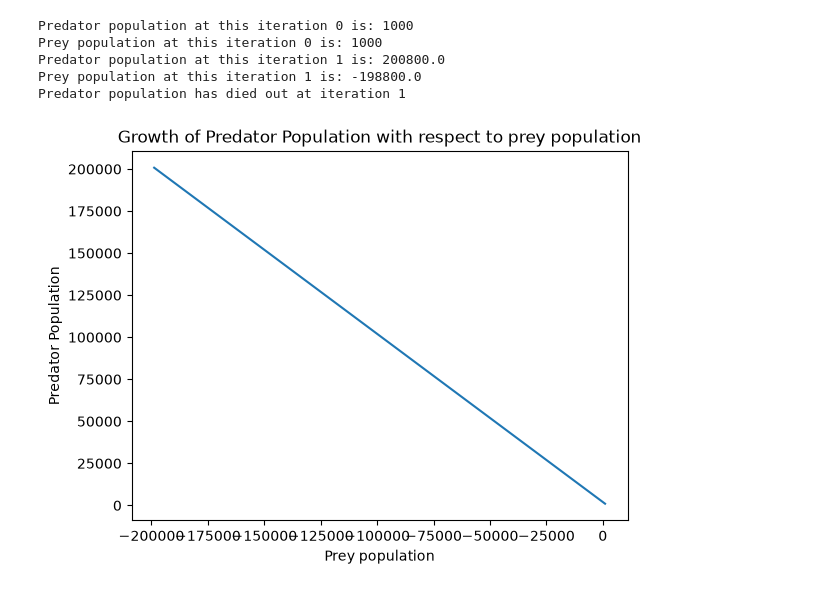
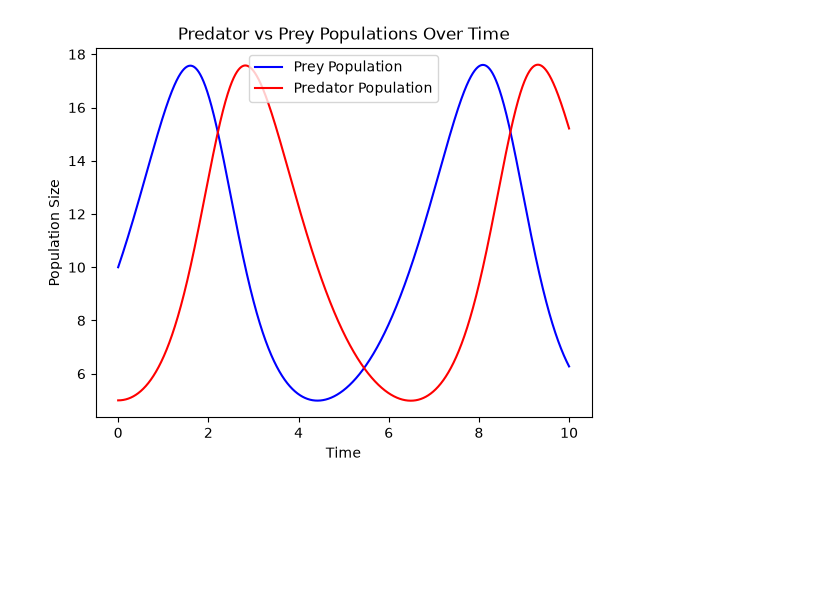
Before and after one commit to ankushgoyalengineer/systems-bio-lab, a Jupyter notebook: 01-predator-prey/model.ipynb, the cells around one changed output. Cells and saved outputs as stored; diff of their text form; code cells hidden in the pictures; blank space fills up the shorter version.

Commit message:
Refactored Lotka-Volterra engine and added phase portraits and comparison plot functions

```diff
--- a/01-predator-prey/model.ipynb
+++ b/01-predator-prey/model.ipynb
@@ -145,45 +92,48 @@ Predator population has died out at time 3.0
 # %%
 #Question 3: What happens to the prey and predator population when there are both prey and predators in the ecosystem?
 #Equation we will use here - dy/dx = (delta * x * y - c * y) / (alpha * x - beta * x * y) - It's called phase plane analysis
 
 import matplotlib.pyplot as plt
-x = 1000
-y = 1000
+x = 10
+y = 5
 x_coordinates = []
 y_coordinates = []
-for i in range(1000):
-    dt = 0.1
-    c = 2
-    delta = 2
-    alpha = 2
-    beta = 2
+time_coordinates = []
+current_time = 0
+dt = 0.001
+c = 1
+delta = 0.1
+alpha = 1
+beta = 0.1
+
+for i in range(10000):
+
+    x_coordinates.append(x)
+    y_coordinates.append(y)
+    time_coordinates.append(current_time)
+
     dy = (delta * x * y * dt) - (c * y * dt)
-    print(f"Predator population at this iteration {i} is: {y}")
-    y_coordinates.append(y)
+    dx = (alpha * x * dt) - (beta * x * y * dt)
 
-
-    alpha = 2
-    beta = 2
-    dx = (alpha * x * dt) - (beta * x * y * dt)
-    print(f"Prey population at this iteration {i} is: {x}")
-    x_coordinates.append(x)
     y += dy
     x += dx
-    if y <= 1:
+    current_time += dt
+    if y <= 0:
         print(f"Predator population has died out at iteration {i}")
+        break
+    elif x <= 0:
+        print(f"Prey population is completely wiped out at iteration {i}")
         break
 #Plot this on a graph to visualize the growth of prey population over time.
 
 
-plt.plot(x_coordinates,y_coordinates)
-plt.xlabel("Prey population")
-plt.ylabel("Predator Population")
-plt.title("Growth of Predator Population with respect to prey population")
+plt.plot(time_coordinates, x_coordinates, label="Prey Population", color="blue")
+plt.plot(time_coordinates, y_coordinates, label="Predator Population", color="red")
+
+plt.xlabel("Time")
+plt.ylabel("Population Size")
+plt.title("Predator vs Prey Populations Over Time")
+plt.legend() # This adds a key to the graph using the labels above
 plt.show()
 # %% [output]
-Predator population at this iteration 0 is: 1000
-Prey population at this iteration 0 is: 1000
-Predator population at this iteration 1 is: 200800.0
-Prey population at this iteration 1 is: -198800.0
-Predator population has died out at iteration 1
-[figure, old version]
+[figure, new version]
```
Also changed, not shown: parts of 14 cells of this notebook, 2 other files.
